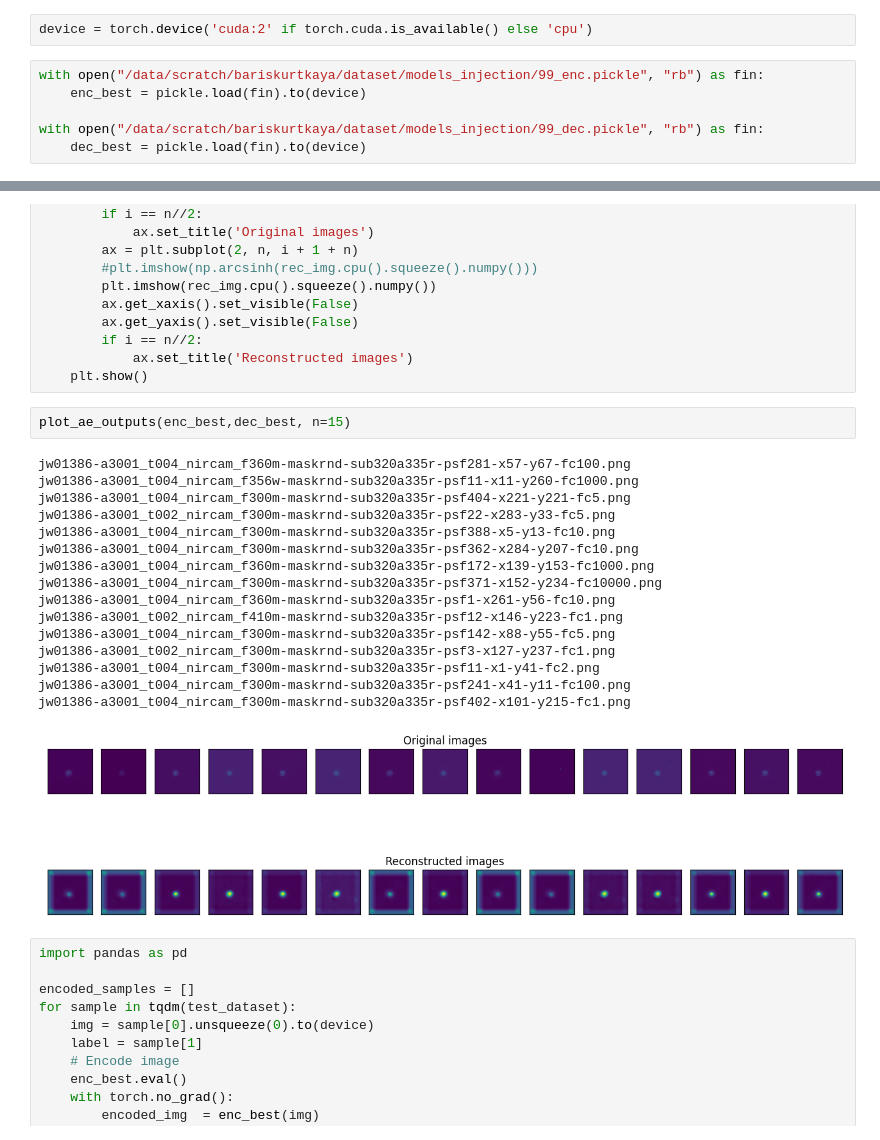
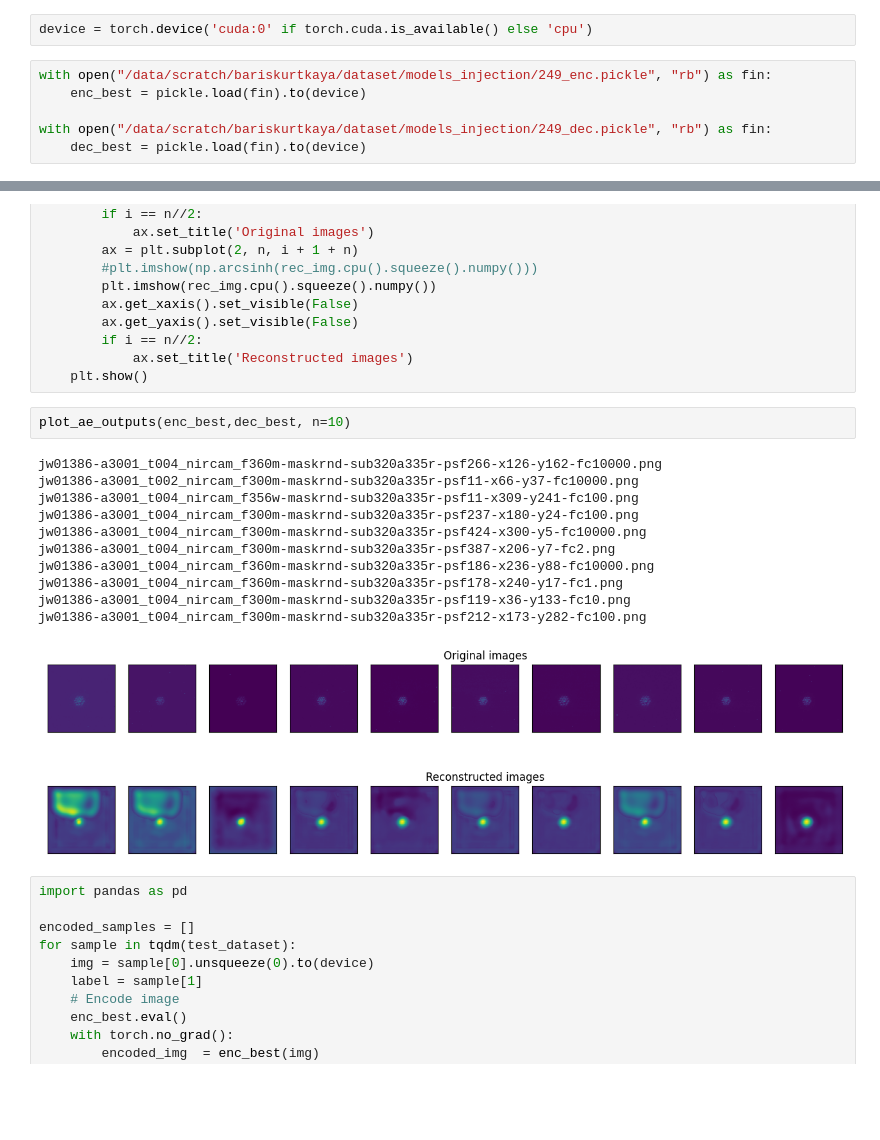
Before and after one commit to AstroMusers/AI-Boosted-Coronagraphy, a Jupyter notebook: ml/pickle_test.ipynb, the cells around one changed output, grey strips where cells are left out. Drawn from its saved outputs; the diff is of its cells as text; blank space fills up the shorter version.

```diff
--- a/ml/pickle_test.ipynb
+++ b/ml/pickle_test.ipynb
@@ -108,12 +108,12 @@ KeyboardInterrupt:
 # %%
 train_loader = DataLoader(dataset, batch_size=4, shuffle=True)
 # %%
-device = torch.device('cuda:2' if torch.cuda.is_available() else 'cpu')
+device = torch.device('cuda:0' if torch.cuda.is_available() else 'cpu')
 # %%
-with open("/data/scratch/bariskurtkaya/dataset/models_injection/99_enc.pickle", "rb") as fin:
+with open("/data/scratch/bariskurtkaya/dataset/models_injection/249_enc.pickle", "rb") as fin:
     enc_best = pickle.load(fin).to(device)
 
-with open("/data/scratch/bariskurtkaya/dataset/models_injection/99_dec.pickle", "rb") as fin:
+with open("/data/scratch/bariskurtkaya/dataset/models_injection/249_dec.pickle", "rb") as fin:
     dec_best = pickle.load(fin).to(device)
 # %%
 enc_best = enc_best.to(device)
@@ -253,24 +253,19 @@ def plot_ae_outputs(encoder,decoder, n=10):
             ax.set_title('Reconstructed images')
     plt.show()
 # %%
-plot_ae_outputs(enc_best,dec_best, n=15)
+plot_ae_outputs(enc_best,dec_best, n=10)
 # %% [output]
-jw01386-a3001_t004_nircam_f360m-maskrnd-sub320a335r-psf281-x57-y67-fc100.png
-jw01386-a3001_t004_nircam_f356w-maskrnd-sub320a335r-psf11-x11-y260-fc1000.png
-jw01386-a3001_t004_nircam_f300m-maskrnd-sub320a335r-psf404-x221-y221-fc5.png
-jw01386-a3001_t002_nircam_f300m-maskrnd-sub320a335r-psf22-x283-y33-fc5.png
-jw01386-a3001_t004_nircam_f300m-maskrnd-sub320a335r-psf388-x5-y13-fc10.png
-jw01386-a3001_t004_nircam_f300m-maskrnd-sub320a335r-psf362-x284-y207-fc10.png
-jw01386-a3001_t004_nircam_f360m-maskrnd-sub320a335r-psf172-x139-y153-fc1000.png
-jw01386-a3001_t004_nircam_f300m-maskrnd-sub320a335r-psf371-x152-y234-fc10000.png
-jw01386-a3001_t004_nircam_f360m-maskrnd-sub320a335r-psf1-x261-y56-fc10.png
-jw01386-a3001_t002_nircam_f410m-maskrnd-sub320a335r-psf12-x146-y223-fc1.png
-jw01386-a3001_t004_nircam_f300m-maskrnd-sub320a335r-psf142-x88-y55-fc5.png
-jw01386-a3001_t002_nircam_f300m-maskrnd-sub320a335r-psf3-x127-y237-fc1.png
-jw01386-a3001_t004_nircam_f300m-maskrnd-sub320a335r-psf11-x1-y41-fc2.png
-jw01386-a3001_t004_nircam_f300m-maskrnd-sub320a335r-psf241-x41-y11-fc100.png
-jw01386-a3001_t004_nircam_f300m-maskrnd-sub320a335r-psf402-x101-y215-fc1.png
+jw01386-a3001_t004_nircam_f360m-maskrnd-sub320a335r-psf266-x126-y162-fc10000.png
+jw01386-a3001_t002_nircam_f300m-maskrnd-sub320a335r-psf11-x66-y37-fc10000.png
+jw01386-a3001_t004_nircam_f356w-maskrnd-sub320a335r-psf11-x309-y241-fc100.png
+jw01386-a3001_t004_nircam_f300m-maskrnd-sub320a335r-psf237-x180-y24-fc100.png
+jw01386-a3001_t004_nircam_f300m-maskrnd-sub320a335r-psf424-x300-y5-fc10000.png
+jw01386-a3001_t004_nircam_f300m-maskrnd-sub320a335r-psf387-x206-y7-fc2.png
+jw01386-a3001_t004_nircam_f360m-maskrnd-sub320a335r-psf186-x236-y88-fc10000.png
+jw01386-a3001_t004_nircam_f360m-maskrnd-sub320a335r-psf178-x240-y17-fc1.png
+jw01386-a3001_t004_nircam_f300m-maskrnd-sub320a335r-psf119-x36-y133-fc10.png
+jw01386-a3001_t004_nircam_f300m-maskrnd-sub320a335r-psf212-x173-y282-fc100.png
-[figure, old version]
+[figure, new version]
 # %%
 import pandas as pd
 
```
Also changed, not shown: 5 other files.
